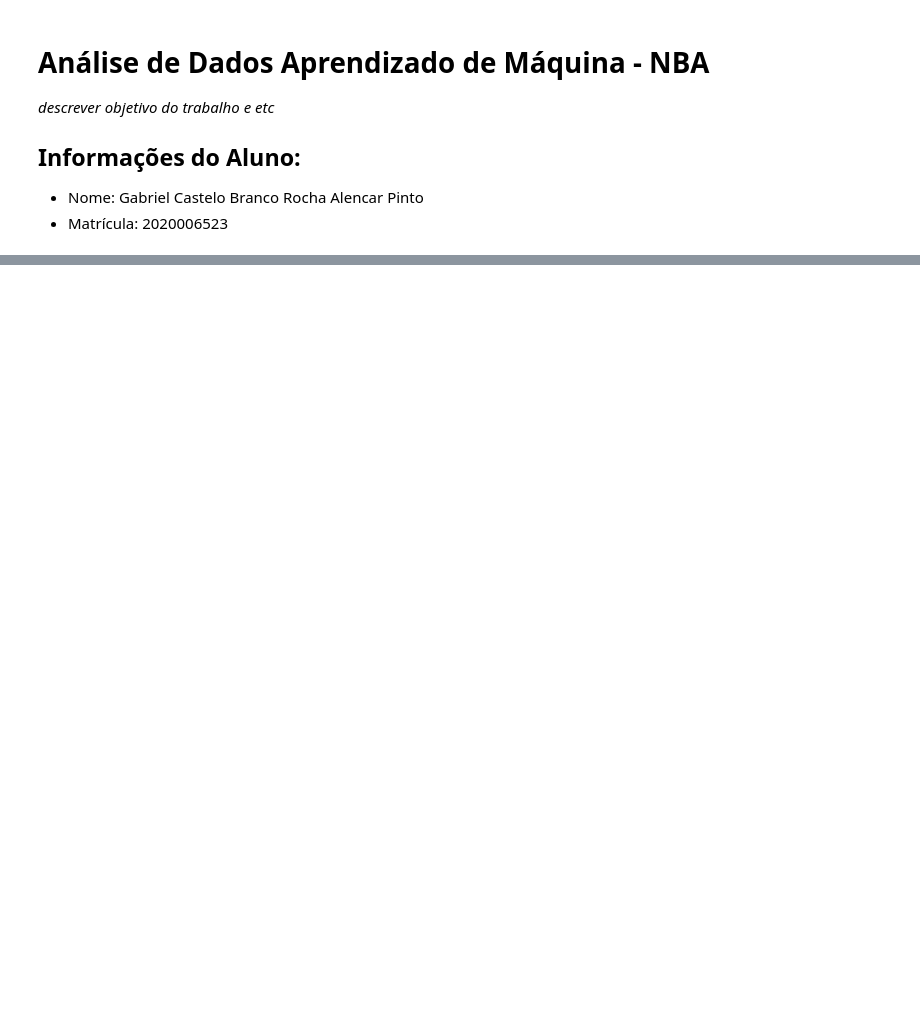
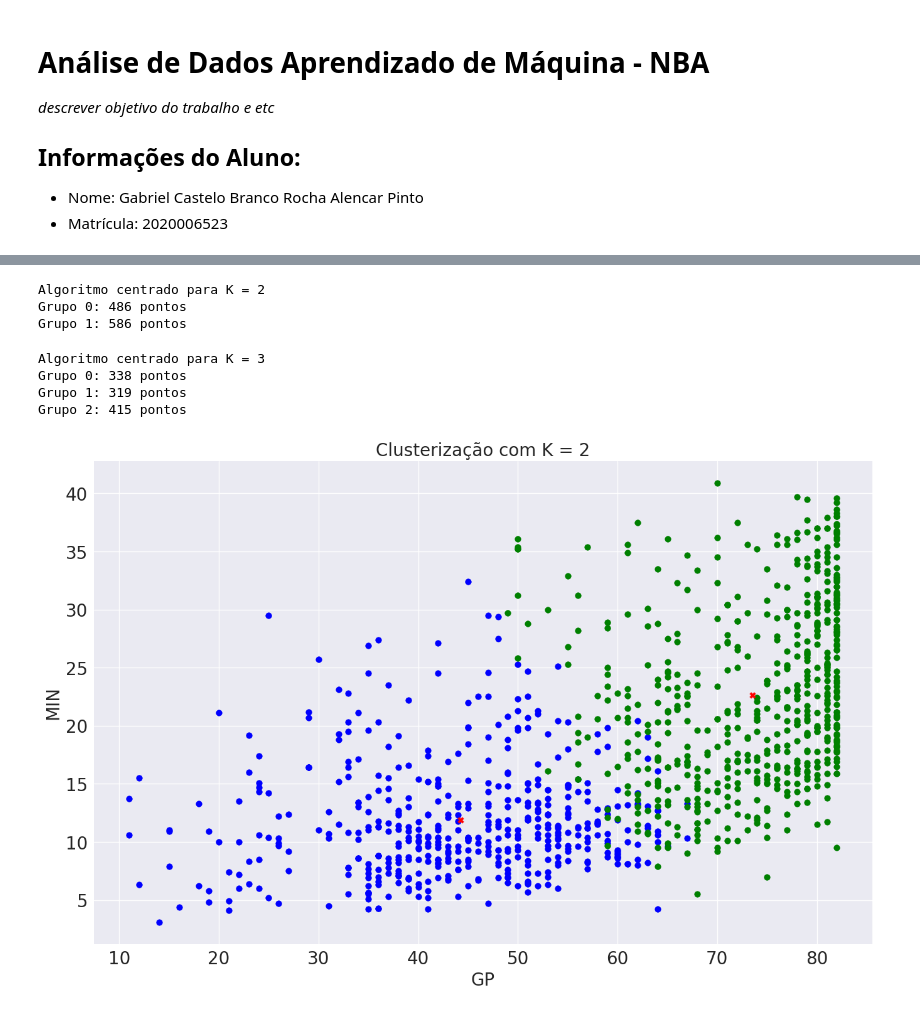
Before and after one commit to Gcastelo01/machine-learning, a Jupyter notebook: Report.ipynb, the cells around one changed output, grey strips where cells are left out. Saved outputs shown, nothing was run; the diff lists cells and outputs as text; code cells hidden in the pictures; blank space fills up the shorter version.

```diff
--- a/Report.ipynb
+++ b/Report.ipynb
@@ -110,0 +76,3 @@ Percentual de acerto (K = 50): 68.66%
+# %%
+for idx, i in enumerate(classifs):
+    i.results(a[idx])
@@ -110,0 +103,60 @@ Percentual de acerto (K = 50): 68.66%
+# %%
+# Para simular a ausência de um rótulo, removemos a coluna de Target.
+
+df_treino = pd.read_csv('./data/nba_treino.csv')
+df_treino.drop('TARGET_5Yrs', axis=1, inplace=True)
+# %%
+grouper2 = uns.KMeansClassifier(df_treino, 2)
+
+grouper2.train()
+# %% [output]
+Algoritmo centrado para K = 2
+Grupo 0: 486 pontos
+Grupo 1: 586 pontos
+# %%
+grouper3 = uns.KMeansClassifier(df_treino, 3)
+
+grouper3.train()
+# %% [output]
+Algoritmo centrado para K = 3
+Grupo 0: 338 pontos
+Grupo 1: 319 pontos
+Grupo 2: 415 pontos
+# %%
+gps = grouper2.get_groups()
+ctrs = grouper2.get_centroids()
+
+g1 = gps[0]
+g2 = gps[1]
+
+
+aux = []
+aux2 = []
+
+atr1 = "GP"
+atr2 = "MIN"
+
+for i in g1:
+    aux.append(i.get_attrs_as_list([atr1, atr2]))
+
+for i in g2:
+    aux2.append(i.get_attrs_as_list([atr1, atr2]))
+
+
+aux = np.array(aux)
+aux2 = np.array(aux2)
+
+fig, ax = plt.subplots()
+
+ax.set_title("Clusterização com K = 2")
+ax.set_xlabel(atr1)
+ax.set_ylabel(atr2)
+
+ax.scatter(aux[:, 0], aux[:, 1], c="blue")
+ax.scatter(aux2[:, 0], aux2[:, 1], c="green")
+
+for i in ctrs:
+    ax.scatter(i.get_attrs_as_list([atr1, atr2])[0], i.get_attrs_as_list([atr1, atr2])[1], marker="X", c='red', )
+fig.show()
+# %% [output]
+[figure, added]
```
Also changed, not shown: parts of 10 cells of this notebook, 4 other files.
